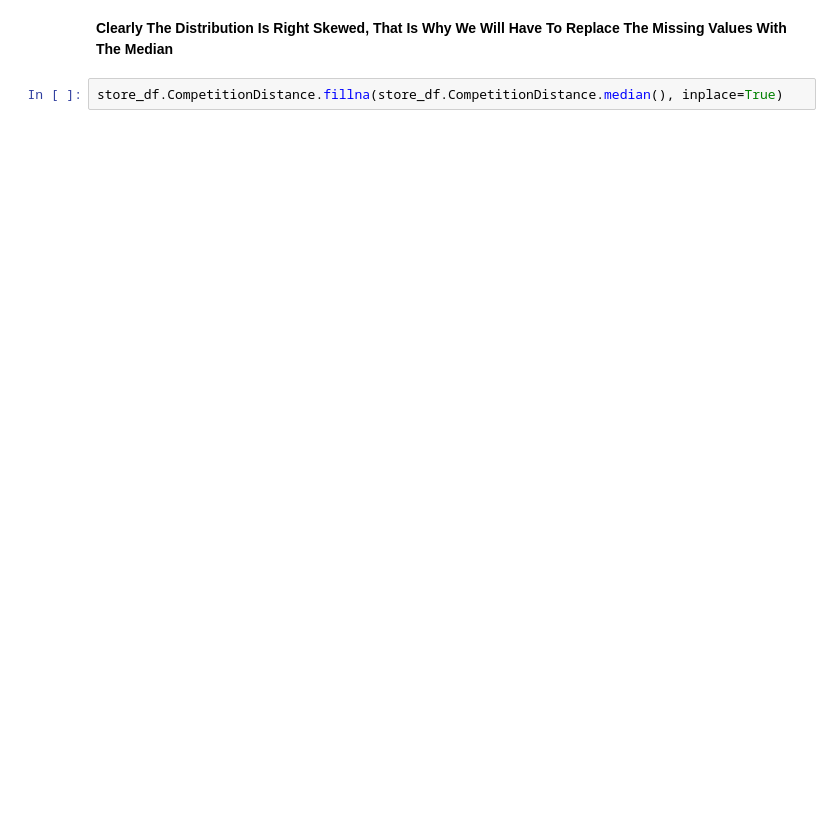
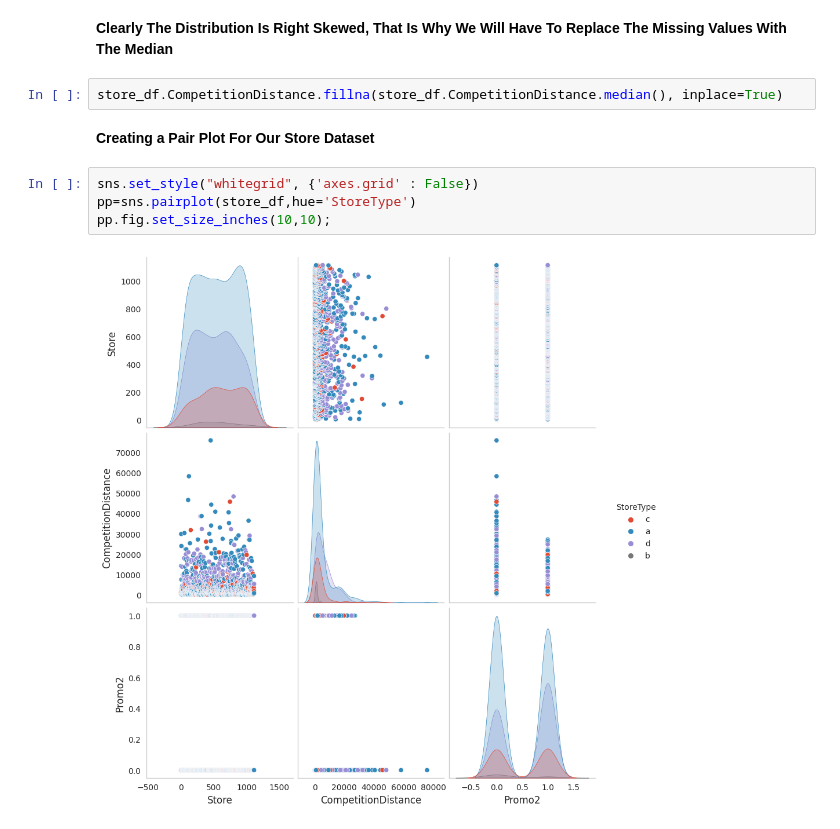
Before and after one commit to himanshu302002/ML-Regression-, a Jupyter notebook: (Capstone_Project)ML_Regression_on_Retail_Sales_Prediction.ipynb, the cells around one changed output. Saved outputs shown, nothing was run; the diff lists cells and outputs as text; blank space fills up the shorter version.

```diff
--- a/(Capstone_Project)ML_Regression_on_Retail_Sales_Prediction.ipynb
+++ b/(Capstone_Project)ML_Regression_on_Retail_Sales_Prediction.ipynb
@@ -485,3 +448,11 @@ Text(0.5, 1.0, 'Distributin of Store Competition Distance')
 **Clearly The Distribution Is Right Skewed, That Is Why We Will Have To Replace The Missing Values With The Median**
 # %%
 store_df.CompetitionDistance.fillna(store_df.CompetitionDistance.median(), inplace=True)
+# %% [markdown]
+**Creating a Pair Plot For Our Store Dataset**
+# %%
+sns.set_style("whitegrid", {'axes.grid' : False})
+pp=sns.pairplot(store_df,hue='StoreType')
+pp.fig.set_size_inches(10,10);
+# %% [output]
+[figure, added]
```
Also changed, not shown: parts of 31 cells of this notebook.
